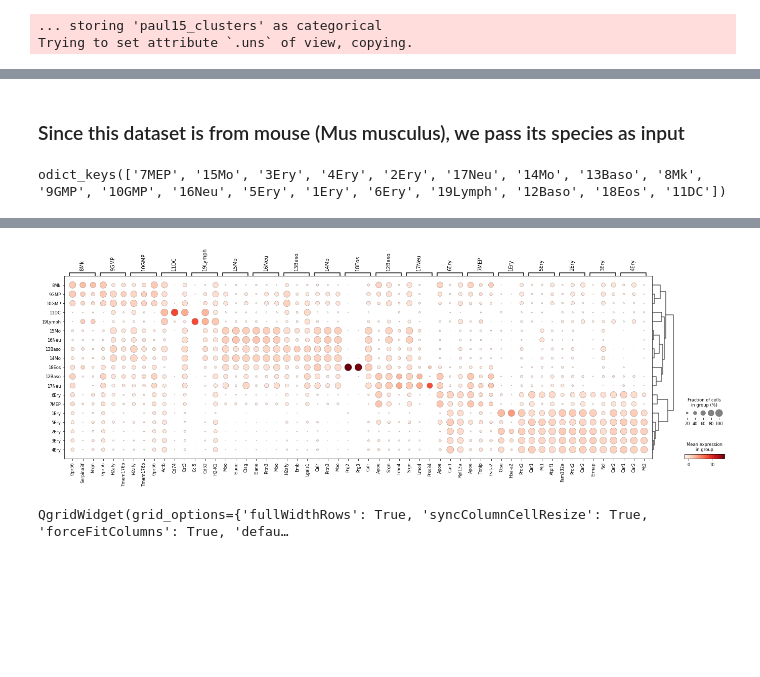
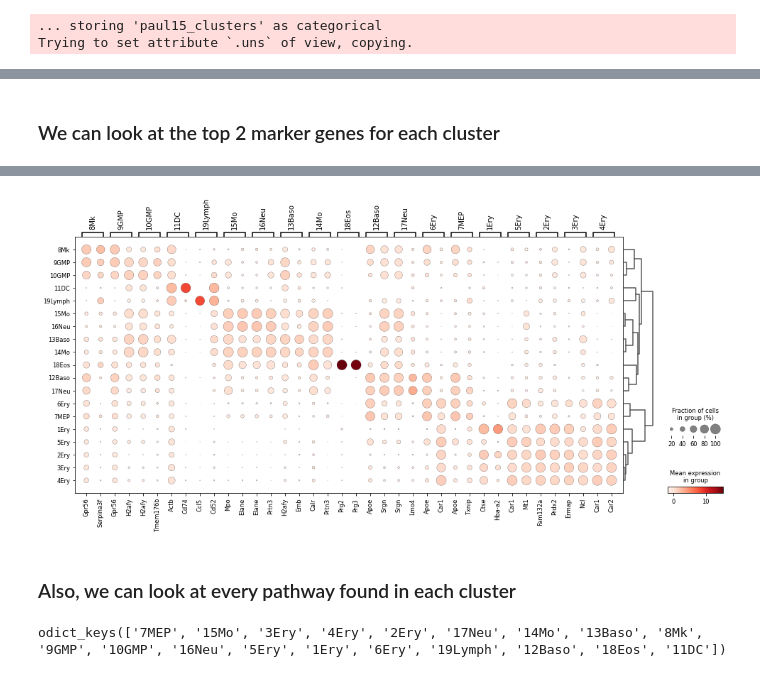
Before and after one commit to reactome/descartes_rpa, a Jupyter notebook: demo/mouse_data.ipynb, the cells around one changed output, grey strips where cells are left out. Saved outputs shown, nothing was run; the diff lists cells and outputs as text; code cells hidden in the pictures; blank space fills up the shorter version.

Commit message:
Some minor changes to mouse and 10x data examples

```diff
--- a/demo/mouse_data.ipynb
+++ b/demo/mouse_data.ipynb
@@ -49,15 +25,11 @@ adata.var
 # %%
 from descartes_rpa import get_pathways_for_group
-# %% [markdown]
-### Since this dataset is from mouse (Mus musculus), we pass its species as input
 # %%
 get_pathways_for_group(adata, groupby="paul15_clusters", species="Mus musculus")
-# %%
-adata.uns["pathways"].keys()
-# %% [output]
-odict_keys(['7MEP', '15Mo', '3Ery', '4Ery', '2Ery', '17Neu', '14Mo', '13Baso', '8Mk', '9GMP', '10GMP', '16Neu', '5Ery', '1Ery', '6Ery', '19Lymph', '12Baso', '18Eos', '11DC'])
+# %% [markdown]
+### We can look at the top 2 marker genes for each cluster
 # %%
 from descartes_rpa.pl import marker_genes
 # %%
-marker_genes(adata, n_genes=3)
+marker_genes(adata, n_genes=2)
 # %% [output]
@@ -65,8 +36,10 @@ WARNING: dendrogram data not found (using key=dendrogram_paul15_clusters). Runni
 WARNING: saving figure to file dotplot_marker_genes.pdf
-[figure, old version]
+[figure, new version]
+# %% [markdown]
+### Also, we can look at every pathway found in each cluster
 # %%
 from descartes_rpa.pl import pathways
-# %%
-pathways(adata, "18Eos")
-# %% [output]
-QgridWidget(grid_options={'fullWidthRows': True, 'syncColumnCellResize': True, 'forceFitColumns': True, 'defau…
+# %%
+adata.uns["pathways"].keys()
+# %% [output]
+odict_keys(['7MEP', '15Mo', '3Ery', '4Ery', '2Ery', '17Neu', '14Mo', '13Baso', '8Mk', '9GMP', '10GMP', '16Neu', '5Ery', '1Ery', '6Ery', '19Lymph', '12Baso', '18Eos', '11DC'])
```
Also changed, not shown: parts of 7 cells of this notebook, 2 other files.
